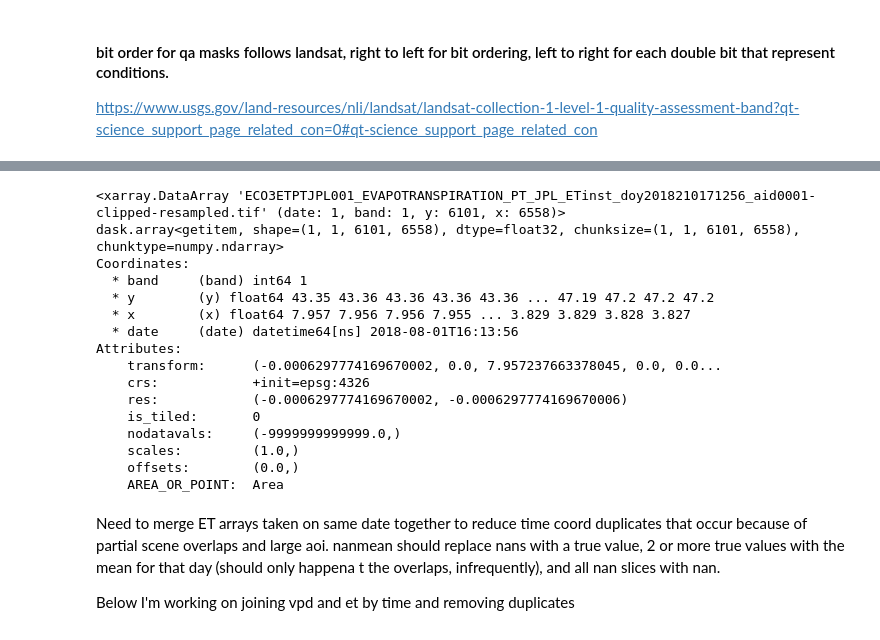
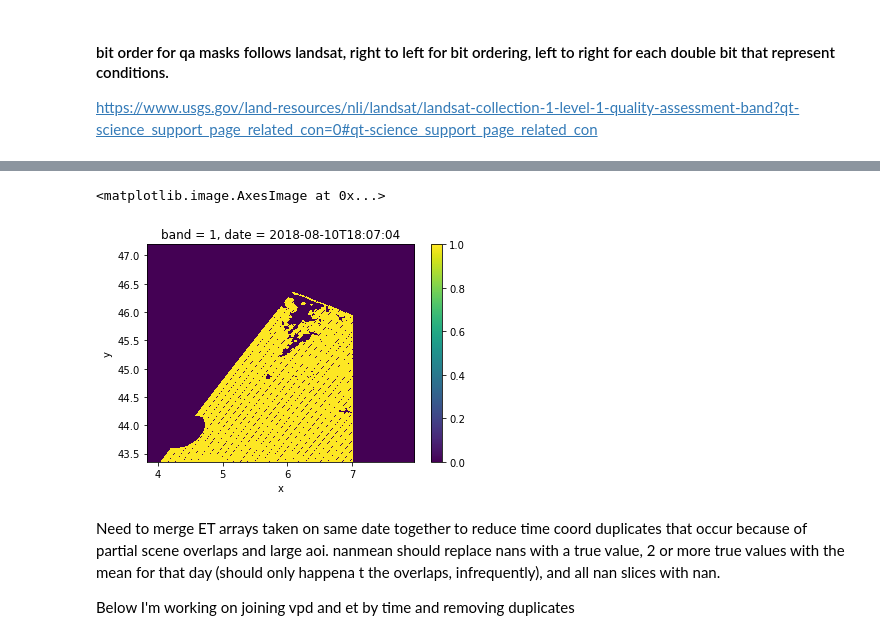
Before and after one commit to ecohydro/rhone-ecostress, a Jupyter notebook: notebooks/ECOSTRESS_Stacking.ipynb, the cells around one changed output, grey strips where cells are left out. Drawn from its saved outputs; the diff is of its cells as text; code cells hidden in the pictures.

```diff
--- a/notebooks/ECOSTRESS_Stacking.ipynb
+++ b/notebooks/ECOSTRESS_Stacking.ipynb
@@ -152,0 +150,14 @@ Attributes:
+# %%
+nonnan_count_without_masking = (etinst_tseries != -1.0e13).sum()
+
+nomask_count = nonnan_count_without_masking.compute()
+
+l2qa_mask = l2qa_tseries.isin(ints_to_keep)
+
+etinst_l2qamasked = xa.ufuncs.logical_and(l2qa_mask, (etinst_tseries != -1.0e13))
+
+nonnan_count_with_masking = etinst_l2qamasked.sum()
+
+l2qa_masked_count = nonnan_count_with_masking.compute()
+
+l2qa_masked_count/nomask_count
@@ -153,22 +223,8 @@ Attributes:
 # %%
-etinst_tseries.sel(date="2018-08-01")
+etinst_l2allmask.sel(band=1, date="2018-08-10")[2].plot.imshow()
 # %% [output]
-<xarray.DataArray 'ECO3ETPTJPL001_EVAPOTRANSPIRATION_PT_JPL_ETinst_doy2018210171256_aid0001-clipped-resampled.tif' (date: 1, band: 1, y: 6101, x: 6558)>
-dask.array<getitem, shape=(1, 1, 6101, 6558), dtype=float32, chunksize=(1, 1, 6101, 6558), chunktype=numpy.ndarray>
-Coordinates:
-  * band     (band) int64 1
-  * y        (y) float64 43.35 43.36 43.36 43.36 43.36 ... 47.19 47.2 47.2 47.2
-  * x        (x) float64 7.957 7.956 7.956 7.955 ... 3.829 3.829 3.828 3.827
-  * date     (date) datetime64[ns] 2018-08-01T16:13:56
-Attributes:
-    transform:      (-0.0006297774169670002, 0.0, 7.957237663378045, 0.0, 0.0...
-    crs:            +init=epsg:4326
-    res:            (-0.0006297774169670002, -0.0006297774169670006)
-    is_tiled:       0
-    nodatavals:     (-9999999999999.0,)
-    scales:         (1.0,)
-    offsets:        (0.0,)
-    AREA_OR_POINT:  Area
+<matplotlib.image.AxesImage at 0x...>
+[figure, added]
 # %% [markdown]
 Need to merge ET arrays taken on same date together to reduce time coord duplicates that occur because of partial scene overlaps and large aoi. nanmean should replace nans with a true value, 2 or more true values with the mean for that day (should only happena t the overlaps, infrequently), and all nan slices with nan.
 
```
Also changed, not shown: parts of 25 cells of this notebook, 2 other files.
